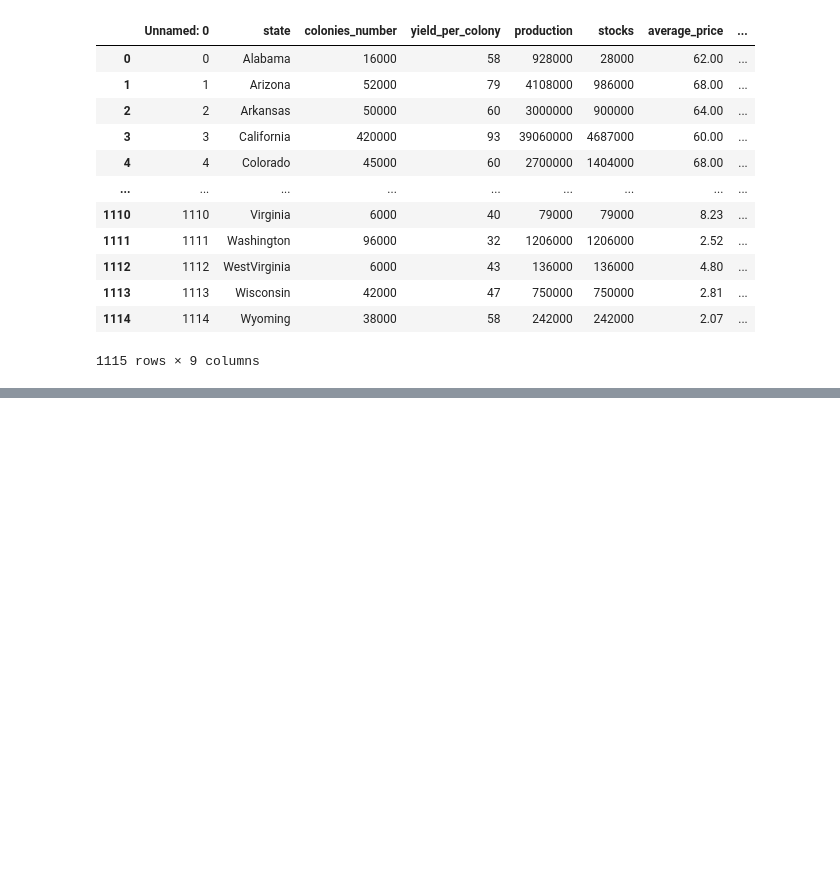
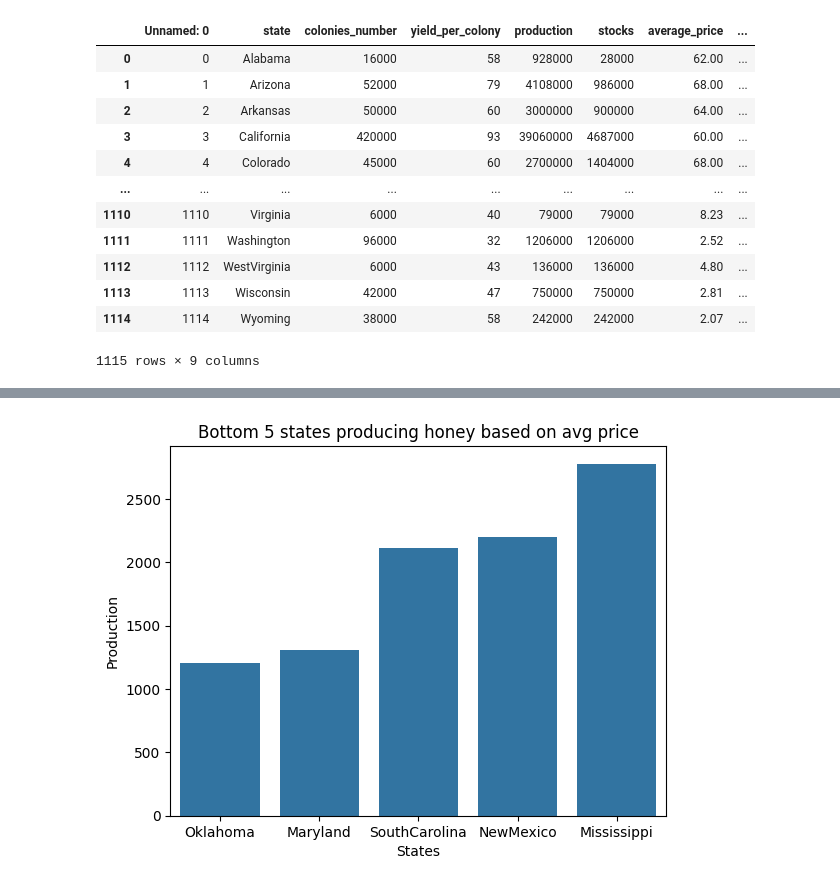
Before and after one commit to Nikhilkulkarni0712/HelloWorldMaven, a Jupyter notebook: Us_Honey_Case_Study.ipynb, the cells around one changed output, grey strips where cells are left out. Saved outputs shown, nothing was run; the diff lists cells and outputs as text; code cells hidden in the pictures; blank space fills up the shorter version.

```diff
--- a/Us_Honey_Case_Study.ipynb
+++ b/Us_Honey_Case_Study.ipynb
@@ -25,0 +99,3 @@ df
+# %%
+States_Avg_price=df.groupby('state')['average_price'].sum().reset_index()
+States_Avg_price
@@ -25,0 +129,8 @@ df
+# %%
+sns.barplot(x='state',y='average_price',data=States_Avg_price.sort_values("average_price", ascending=True).head())
+plt.title("Bottom 5 states producing honey based on avg price")
+plt.xlabel("States")
+plt.ylabel("Production")
+plt.show()
+# %% [output]
+[figure, added]
```
Also changed, not shown: parts of 16 cells of this notebook.
